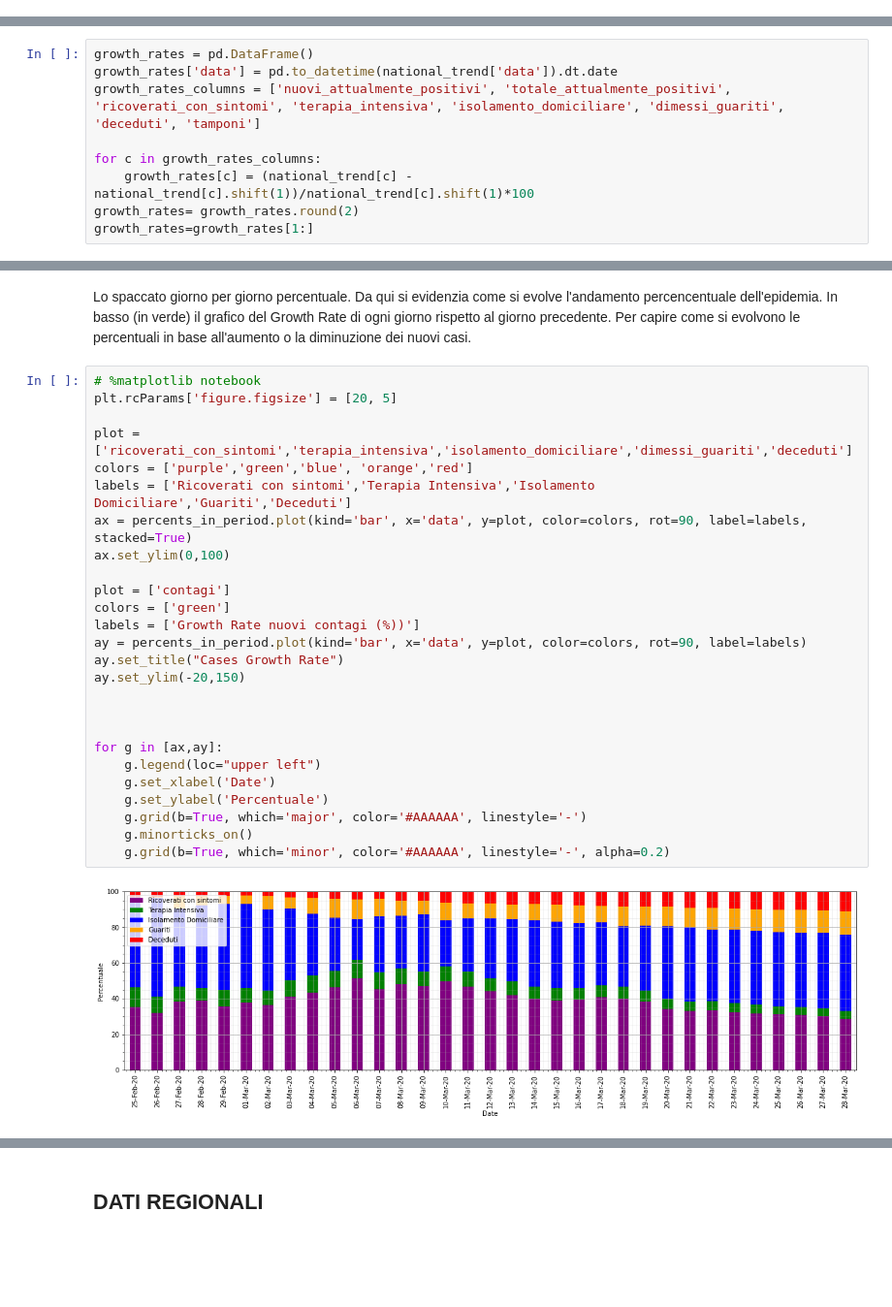
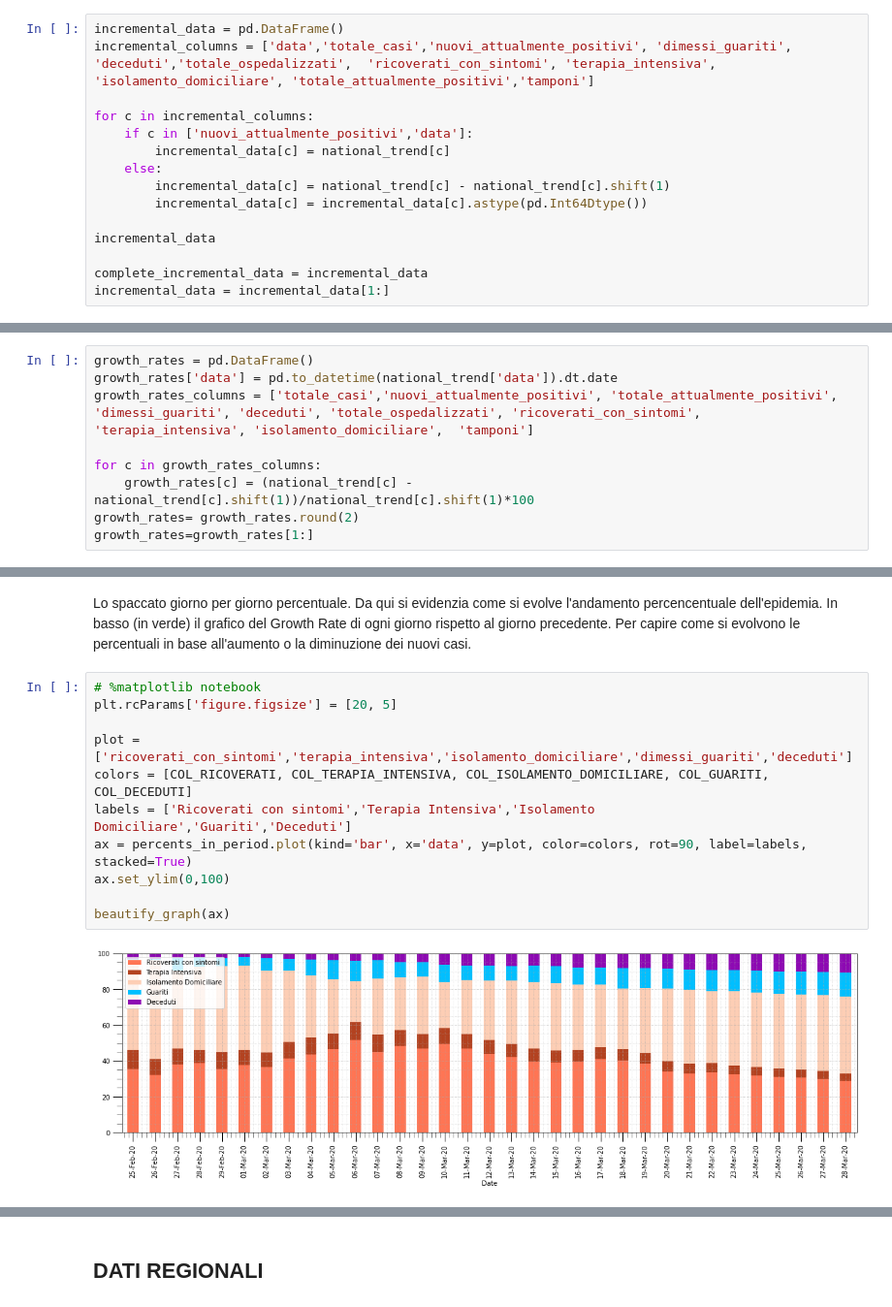
Before and after one commit to pasalino/Covid-19-PyAnalysis, a Jupyter notebook: Covid-19.ipynb, the cells around one changed output, grey strips where cells are left out. Shown at 97% size. Saved outputs shown, nothing was run; the diff lists cells and outputs as text; blank space fills up the shorter version.

Commit message:
fine tuning plot with bar and resolve problem with actual infected. Wrong value

```diff
--- a/Covid-19.ipynb
+++ b/Covid-19.ipynb
@@ -133,0 +164,15 @@ national_trend.index.rename('', inplace=True)
+# %%
+incremental_data = pd.DataFrame()
+incremental_columns = ['data','totale_casi','nuovi_attualmente_positivi', 'dimessi_guariti', 'deceduti','totale_ospedalizzati',  'ricoverati_con_sintomi', 'terapia_intensiva',  'isolamento_domiciliare', 'totale_attualmente_positivi','tamponi']
+
+for c in incremental_columns:
+    if c in ['nuovi_attualmente_positivi','data']:
+        incremental_data[c] = national_trend[c]
+    else:
+        incremental_data[c] = national_trend[c] - national_trend[c].shift(1)
+        incremental_data[c] = incremental_data[c].astype(pd.Int64Dtype())
+
+incremental_data
+
+complete_incremental_data = incremental_data
+incremental_data = incremental_data[1:]
@@ -218,7 +263,7 @@ I fattori di crescita sono valori percentuali che di danno idea rispetto al gior
 # %%
 growth_rates = pd.DataFrame()
 growth_rates['data'] = pd.to_datetime(national_trend['data']).dt.date
-growth_rates_columns = ['nuovi_attualmente_positivi', 'totale_attualmente_positivi', 'ricoverati_con_sintomi', 'terapia_intensiva', 'isolamento_domiciliare', 'dimessi_guariti', 'deceduti', 'tamponi']
+growth_rates_columns = ['totale_casi','nuovi_attualmente_positivi', 'totale_attualmente_positivi', 'dimessi_guariti', 'deceduti', 'totale_ospedalizzati', 'ricoverati_con_sintomi', 'terapia_intensiva', 'isolamento_domiciliare',  'tamponi']
 
 for c in growth_rates_columns:
     growth_rates[c] = (national_trend[c] - national_trend[c].shift(1))/national_trend[c].shift(1)*100
@@ -367,28 +514,13 @@ Lo spaccato giorno per giorno percentuale. Da qui si evidenzia come si evolve l'
 # %%
 # %matplotlib notebook
 plt.rcParams['figure.figsize'] = [20, 5]
 
 plot = ['ricoverati_con_sintomi','terapia_intensiva','isolamento_domiciliare','dimessi_guariti','deceduti']
-colors = ['purple','green','blue', 'orange','red']
+colors = [COL_RICOVERATI, COL_TERAPIA_INTENSIVA, COL_ISOLAMENTO_DOMICILIARE, COL_GUARITI, COL_DECEDUTI]
 labels = ['Ricoverati con sintomi','Terapia Intensiva','Isolamento Domiciliare','Guariti','Deceduti']
 ax = percents_in_period.plot(kind='bar', x='data', y=plot, color=colors, rot=90, label=labels, stacked=True)
 ax.set_ylim(0,100)
 
-plot = ['contagi']
-colors = ['green']
-labels = ['Growth Rate nuovi contagi (%))']
-ay = percents_in_period.plot(kind='bar', x='data', y=plot, color=colors, rot=90, label=labels)
-ay.set_title("Cases Growth Rate")
-ay.set_ylim(-20,150)
-
-
-
-for g in [ax,ay]:
-    g.legend(loc="upper left")
-    g.set_xlabel('Date')
-    g.set_ylabel('Percentuale')
-    g.grid(b=True, which='major', color='#AAAAAA', linestyle='-')
-    g.minorticks_on()
-    g.grid(b=True, which='minor', color='#AAAAAA', linestyle='-', alpha=0.2)
+beautify_graph(ax)
 # %% [output]
-[figure, old version]
+[figure, new version]
```
Also changed, not shown: parts of 34 cells of this notebook, 1 other file.
